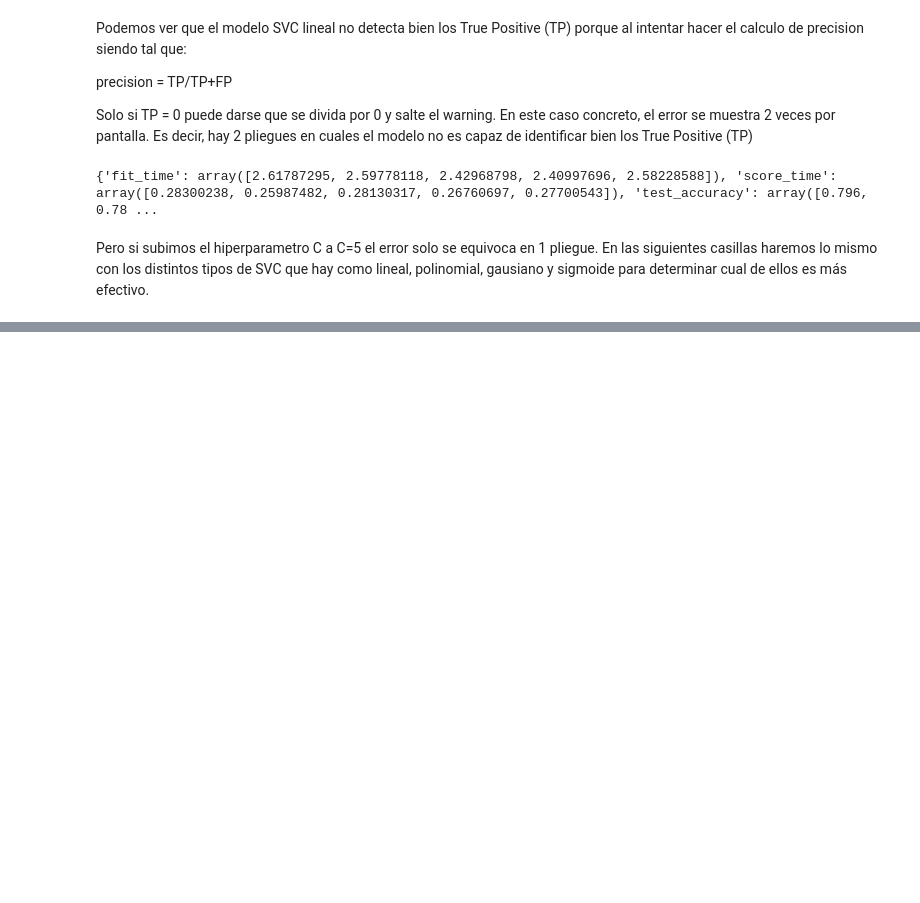
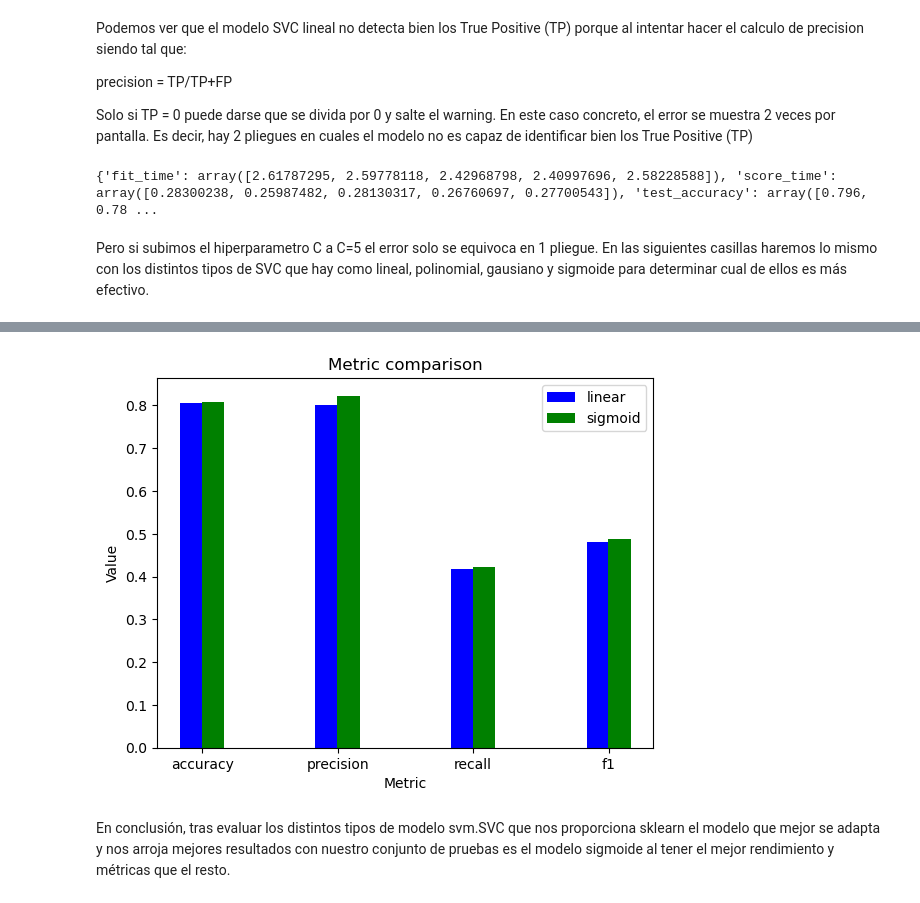
Before and after one commit to juanlo017/AISentimentAnalysis, a Jupyter notebook: SentimentAnalysis.ipynb, the cells around one changed output, grey strips where cells are left out. Cells and saved outputs as stored; diff of their text form; code cells hidden in the pictures; blank space fills up the shorter version.

```diff
--- a/SentimentAnalysis.ipynb
+++ b/SentimentAnalysis.ipynb
@@ -426,0 +412,24 @@ plt.show()
+# %%
+#Calculamos el grafico de barras para ver visualmente como se comparan las métricas de cada modelo.
+metric_categories = ['accuracy', 'precision', 'recall', 'f1']
+N = len(metric_categories)
+fig, ax = plt.subplots()
+space = 1.5
+ind = np.arange(0,N*space, space)
+width_bar = 0.25
+
+rect1 = ax.bar(ind-0.12, score_linear_means[2:], color = 'b', width = width_bar, label='linear')
+rect2 = ax.bar(ind+0.12, score_sigmoid_means[2:], color = 'g', width = width_bar, label='sigmoid')
+
+ax.set_xlabel('Metric')
+ax.set_ylabel('Value')
+ax.set_title('Metric comparison')
+
+ax.set_xticks(ind)
+ax.set_xticklabels(metric_categories)
+ax.legend()
+plt.show()
+# %% [output]
+[figure, added]
+# %% [markdown]
+En conclusión, tras evaluar los distintos tipos de modelo svm.SVC que nos proporciona sklearn el modelo que mejor se adapta y nos arroja mejores resultados con nuestro conjunto de pruebas es el modelo sigmoide al tener el mejor rendimiento y métricas que el resto.
```
Also changed, not shown: parts of 5 cells of this notebook.
